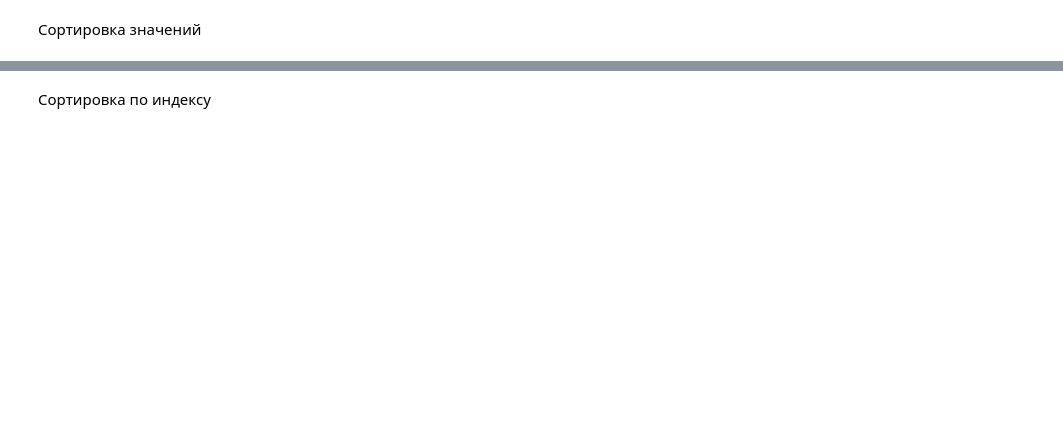
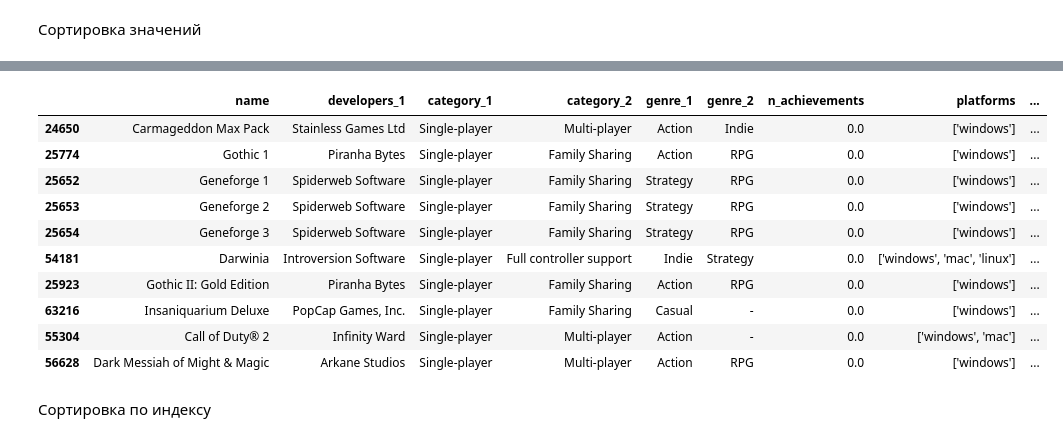
Before and after one commit to potopinc/colab, a Jupyter notebook: ML_05_06_07.ipynb, the cells around one changed output, grey strips where cells are left out. Saved outputs shown, nothing was run; the diff lists cells and outputs as text; code cells hidden in the pictures; blank space fills up the shorter version.

```diff
--- a/ML_05_06_07.ipynb
+++ b/ML_05_06_07.ipynb
@@ -854,2 +897,16 @@ df
+# %%
+df.sort_values('release_date').head(10)
+# %% [output]
+|  | name | developers_1 | category_1 | category_2 | genre_1 | genre_2 | n_achievements | platforms | ... |
+| 24650 | Carmageddon Max Pack | Stainless Games Ltd | Single-player | Multi-player | Action | Indie | 0.0 | ['windows'] | ... |
+| 25774 | Gothic 1 | Piranha Bytes | Single-player | Family Sharing | Action | RPG | 0.0 | ['windows'] | ... |
+| 25652 | Geneforge 1 | Spiderweb Software | Single-player | Family Sharing | Strategy | RPG | 0.0 | ['windows'] | ... |
+| 25653 | Geneforge 2 | Spiderweb Software | Single-player | Family Sharing | Strategy | RPG | 0.0 | ['windows'] | ... |
+| 25654 | Geneforge 3 | Spiderweb Software | Single-player | Family Sharing | Strategy | RPG | 0.0 | ['windows'] | ... |
+| 54181 | Darwinia | Introversion Software | Single-player | Full controller support | Indie | Strategy | 0.0 | ['windows', 'mac', 'linux'] | ... |
+| 25923 | Gothic II: Gold Edition | Piranha Bytes | Single-player | Family Sharing | Action | RPG | 0.0 | ['windows'] | ... |
+| 63216 | Insaniquarium Deluxe | PopCap Games, Inc. | Single-player | Family Sharing | Casual | - | 0.0 | ['windows'] | ... |
+| 55304 | Call of Duty® 2 | Infinity Ward | Single-player | Multi-player | Action | - | 0.0 | ['windows', 'mac'] | ... |
+| 56628 | Dark Messiah of Might & Magic | Arkane Studios | Single-player | Multi-player | Action | RPG | 0.0 | ['windows'] | ... |
 # %% [markdown]
 Сортировка по индексу
```
Also changed, not shown: parts of 11 cells of this notebook.
